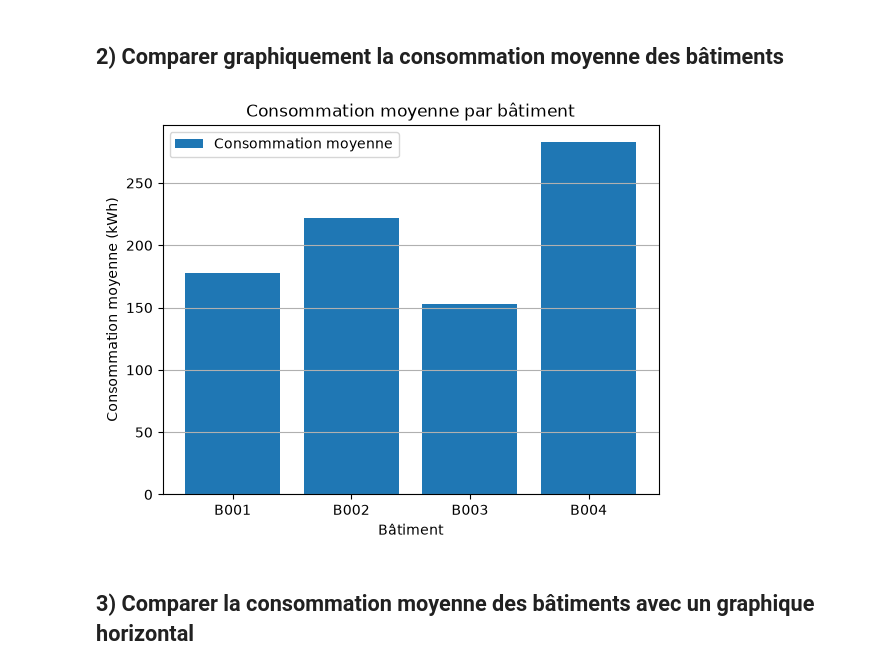
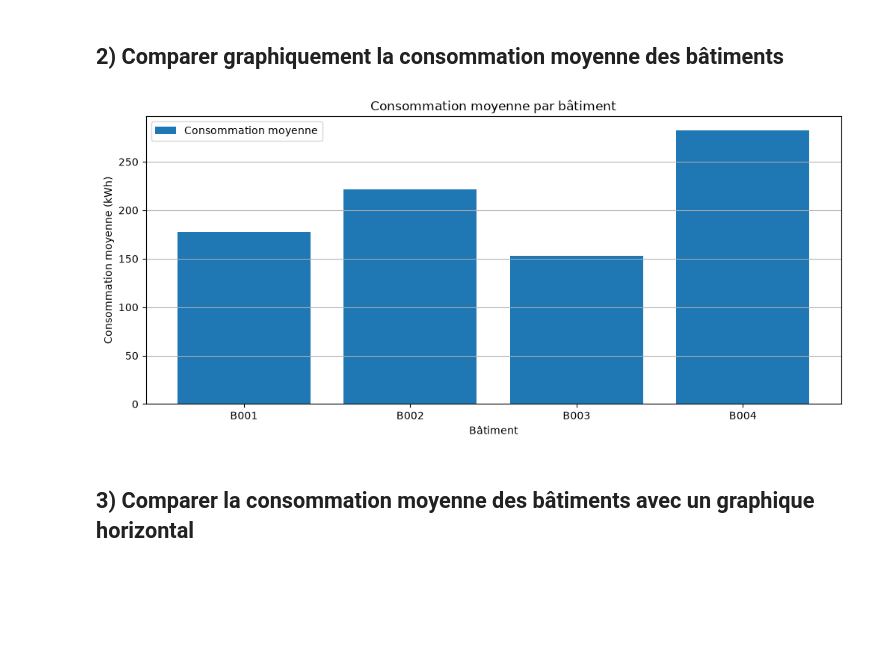
Before and after one commit to Damstat/atelier_matplotlib_iot, a Jupyter notebook: notebooks/telier_matplotlib_iot.ipynb, the cells around one changed output. Saved outputs shown, nothing was run; the diff lists cells and outputs as text; code cells hidden in the pictures; blank space fills up the shorter version.

```diff
--- a/notebooks/telier_matplotlib_iot.ipynb
+++ b/notebooks/telier_matplotlib_iot.ipynb
@@ -79,16 +79,16 @@ Name: consommation, dtype: float64
 # %% [markdown]
 ## 2) Comparer graphiquement la consommation moyenne des bâtiments
 # %%
-fig, ax = plt.subplots()
+fig, ax = plt.subplots(figsize=(12,5))
 ax.bar(consommation_batiment.index, consommation_batiment.values, color="tab:blue")
 ax.set_title("Consommation moyenne par bâtiment")
 ax.set_xlabel("Bâtiment")
 ax.set_ylabel("Consommation moyenne (kWh)")
 ax.legend(["Consommation moyenne"])
 ax.grid(axis="y")
 plt.show()
 # %% [output]
-[figure, old version]
+[figure, new version]
 # %% [markdown]
 ## 3) Comparer la consommation moyenne des bâtiments avec un graphique horizontal
 # %% [markdown]
```
Also changed, not shown: parts of 21 cells of this notebook.
